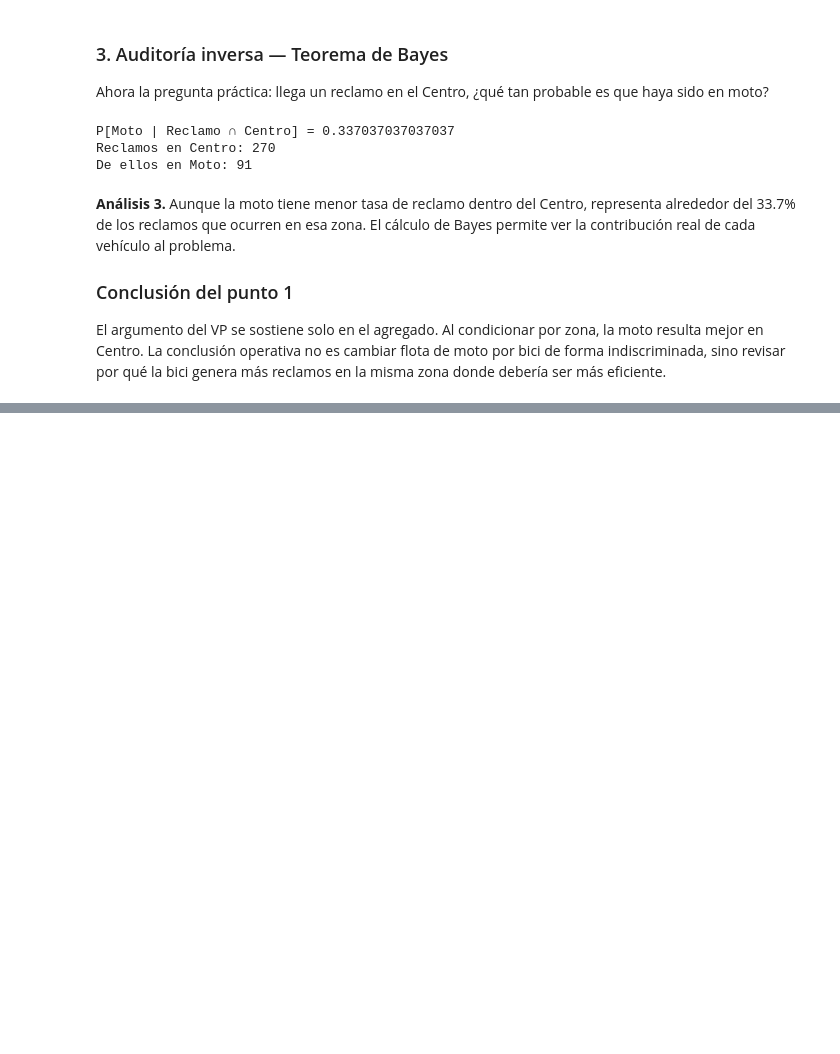
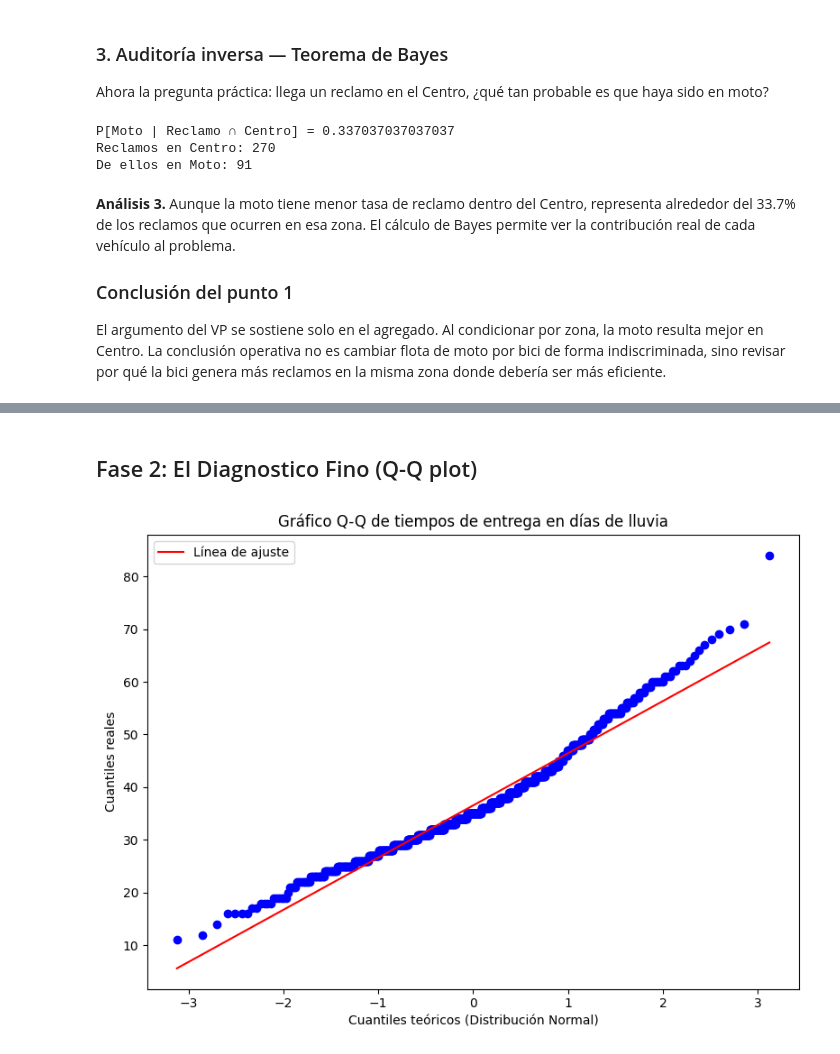
Before and after one commit to SamuelGJ0320/Examen01_EstApl, a Jupyter notebook: primer_parcial_estadistica_aplicada.ipynb, the cells around one changed output, grey strips where cells are left out. Drawn from its saved outputs; the diff is of its cells as text; code cells hidden in the pictures; blank space fills up the shorter version.

```diff
--- a/primer_parcial_estadistica_aplicada.ipynb
+++ b/primer_parcial_estadistica_aplicada.ipynb
@@ -79,0 +137,16 @@ El argumento del VP se sostiene solo en el agregado. Al condicionar por zona, la
+# %% [markdown]
+## Fase 2: El Diagnostico Fino (Q-Q plot)
+# %%
+plt.figure(figsize=(8, 6))
+sts.probplot(rain_days['delivery_time_min'], dist='norm', plot=plt)
+plt.title('Gráfico Q-Q de tiempos de entrega en días de lluvia')
+plt.xlabel('Cuantiles teóricos (Distribución Normal)')
+plt.ylabel('Cuantiles reales')
+ax = plt.gca()
+line = ax.get_lines()[1]
+line.set_label('Línea de ajuste')
+plt.legend()
+plt.tight_layout()
+plt.show()
+# %% [output]
+[figure, added]
```
Also changed, not shown: parts of 13 cells of this notebook.
